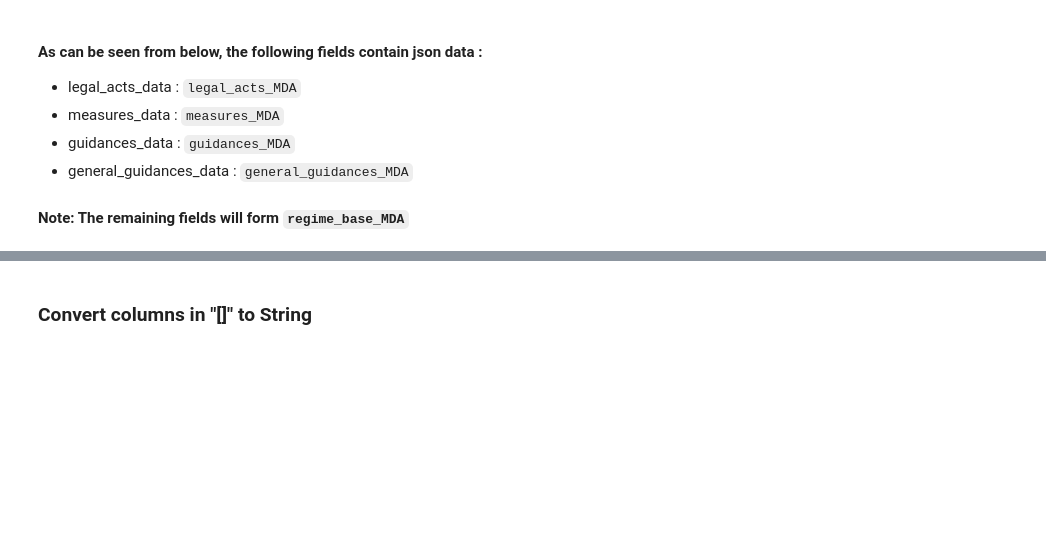
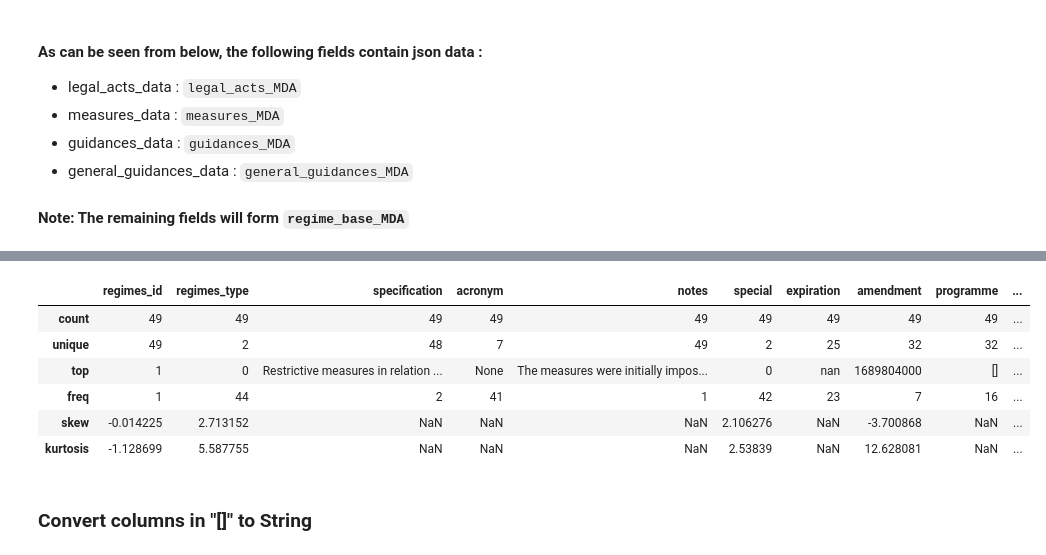
Before and after one commit to kwamemarfo/sanctions, a Jupyter notebook: Data Assets/Regime File Data Analysis.ipynb, the cells around one changed output, grey strips where cells are left out. Saved outputs shown, nothing was run; the diff lists cells and outputs as text; code cells hidden in the pictures; blank space fills up the shorter version.

```diff
--- a/Data Assets/Regime File Data Analysis.ipynb
+++ b/Data Assets/Regime File Data Analysis.ipynb
@@ -66,3 +63,16 @@ regime.head(2)
+# %%
+regime_stats = regime.describe()
+regime_stats.loc['skew'] = regime.skew()
+regime_stats.loc['kurtosis'] = regime.kurtosis()
+regime_stats
+# %% [output]
+|  | regimes_id | regimes_type | specification | acronym | notes | special | expiration | amendment | programme | ... |
+| count | 49 | 49 | 49 | 49 | 49 | 49 | 49 | 49 | 49 | ... |
+| unique | 49 | 2 | 48 | 7 | 49 | 2 | 25 | 32 | 32 | ... |
+| top | 1 | 0 | Restrictive measures in relation ... | None | The measures were initially impos... | 0 | nan | 1689804000 | [] | ... |
+| freq | 1 | 44 | 2 | 41 | 1 | 42 | 23 | 7 | 16 | ... |
+| skew | -0.014225 | 2.713152 | NaN | NaN | NaN | 2.106276 | NaN | -3.700868 | NaN | ... |
+| kurtosis | -1.128699 | 5.587755 | NaN | NaN | NaN | 2.53839 | NaN | 12.628081 | NaN | ... |
 # %% [markdown]
 ### Convert columns in "[]" to String
 # %%
```
Also changed, not shown: parts of 40 cells of this notebook, 1 other file.
